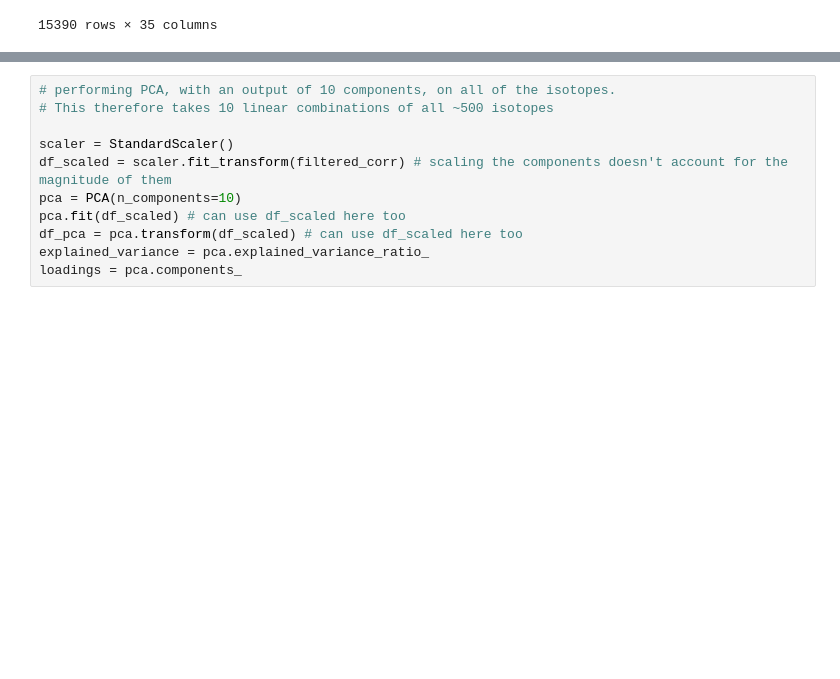
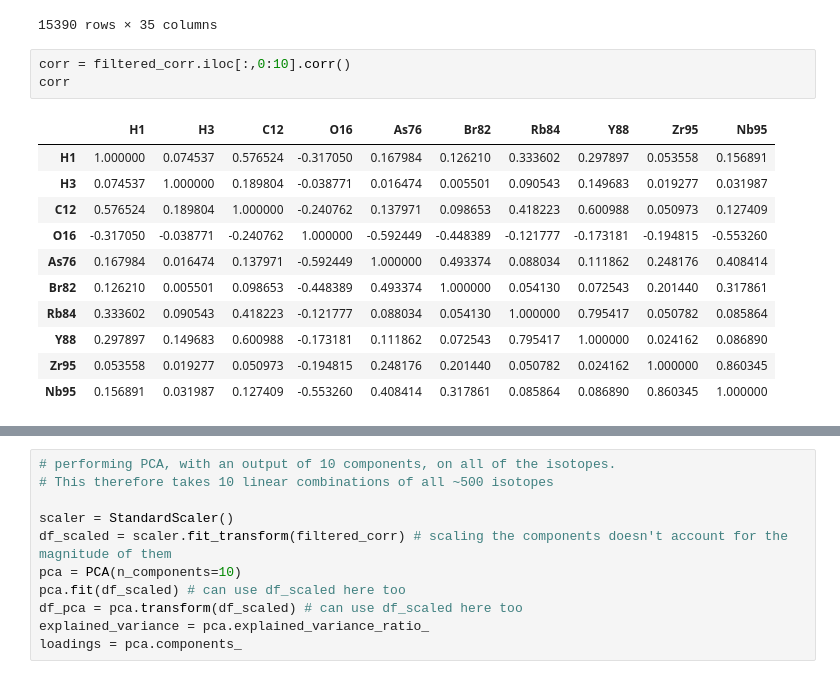
Before and after one commit to ChangyiYang/SimpleLSTM, a Jupyter notebook: isotopic_concentrations_corr.ipynb, the cells around one changed output, grey strips where cells are left out. Drawn from its saved outputs; the diff is of its cells as text; blank space fills up the shorter version.

```diff
--- a/isotopic_concentrations_corr.ipynb
+++ b/isotopic_concentrations_corr.ipynb
@@ -107,3 +93,18 @@ filtered_corr
 | 15388 | 3.739966e-14 | 2.873956e-14 | 3.522271e-14 | 0.046474 | 1.178602e-13 | 1.233775e-11 | 4.061927e-15 | 4.063083e-15 | 0.000010 | 0.000002 | ... | ... |
 | 15389 | 2.947660e-10 | 1.183552e-13 | 1.639956e-10 | 0.046474 | 1.170224e-12 | 1.804061e-10 | 4.531335e-13 | 6.501254e-14 | 0.000018 | 0.000011 | ... | ... |
 15390 rows × 35 columns
+# %%
+corr = filtered_corr.iloc[:,0:10].corr()
+corr
+# %% [output]
+|  | H1 | H3 | C12 | O16 | As76 | Br82 | Rb84 | Y88 | Zr95 | Nb95 |
+| H1 | 1.000000 | 0.074537 | 0.576524 | -0.317050 | 0.167984 | 0.126210 | 0.333602 | 0.297897 | 0.053558 | 0.156891 |
+| H3 | 0.074537 | 1.000000 | 0.189804 | -0.038771 | 0.016474 | 0.005501 | 0.090543 | 0.149683 | 0.019277 | 0.031987 |
+| C12 | 0.576524 | 0.189804 | 1.000000 | -0.240762 | 0.137971 | 0.098653 | 0.418223 | 0.600988 | 0.050973 | 0.127409 |
+| O16 | -0.317050 | -0.038771 | -0.240762 | 1.000000 | -0.592449 | -0.448389 | -0.121777 | -0.173181 | -0.194815 | -0.553260 |
+| As76 | 0.167984 | 0.016474 | 0.137971 | -0.592449 | 1.000000 | 0.493374 | 0.088034 | 0.111862 | 0.248176 | 0.408414 |
+| Br82 | 0.126210 | 0.005501 | 0.098653 | -0.448389 | 0.493374 | 1.000000 | 0.054130 | 0.072543 | 0.201440 | 0.317861 |
+| Rb84 | 0.333602 | 0.090543 | 0.418223 | -0.121777 | 0.088034 | 0.054130 | 1.000000 | 0.795417 | 0.050782 | 0.085864 |
+| Y88 | 0.297897 | 0.149683 | 0.600988 | -0.173181 | 0.111862 | 0.072543 | 0.795417 | 1.000000 | 0.024162 | 0.086890 |
+| Zr95 | 0.053558 | 0.019277 | 0.050973 | -0.194815 | 0.248176 | 0.201440 | 0.050782 | 0.024162 | 1.000000 | 0.860345 |
+| Nb95 | 0.156891 | 0.031987 | 0.127409 | -0.553260 | 0.408414 | 0.317861 | 0.085864 | 0.086890 | 0.860345 | 1.000000 |
```
Also changed, not shown: parts of 7 cells of this notebook, 2 other files.
